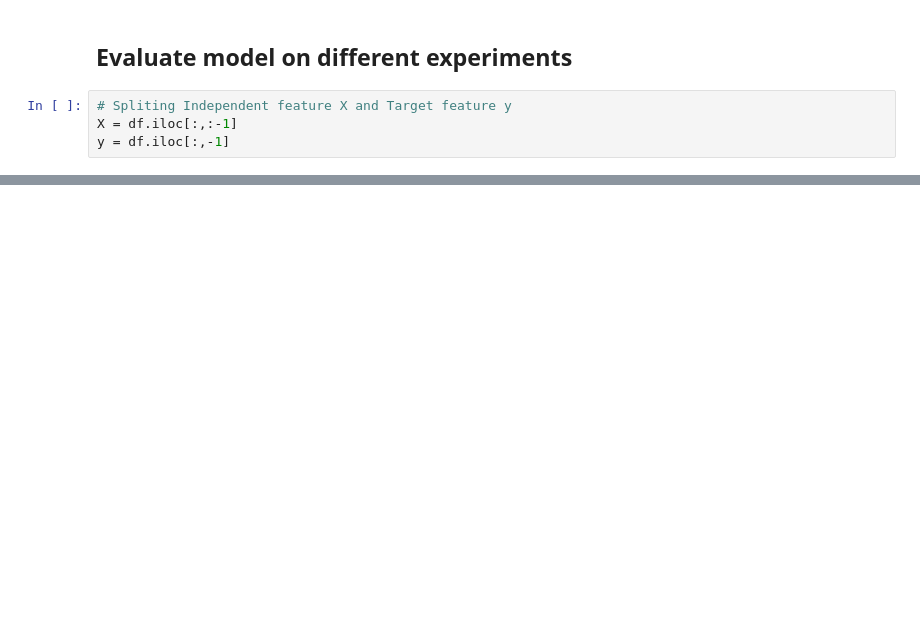
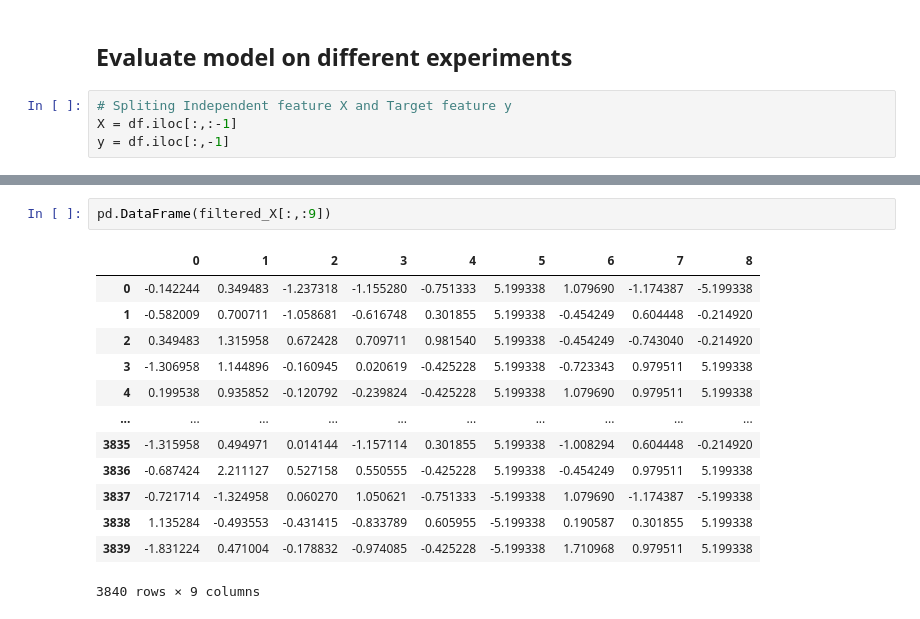
Before and after one commit to rewatevijaykumar/store-sales-prediction, a Jupyter notebook: notebooks/store-sales-prediction.ipynb, the cells around one changed output, grey strips where cells are left out. Saved outputs shown, nothing was run; the diff lists cells and outputs as text; blank space fills up the shorter version.

```diff
--- a/notebooks/store-sales-prediction.ipynb
+++ b/notebooks/store-sales-prediction.ipynb
@@ -413,0 +1128,16 @@ NameError: name 'X' is not defined
+# %%
+pd.DataFrame(filtered_X[:,:9])
+# %% [output]
+|  | 0 | 1 | 2 | 3 | 4 | 5 | 6 | 7 | 8 |
+| 0 | -0.142244 | 0.349483 | -1.237318 | -1.155280 | -0.751333 | 5.199338 | 1.079690 | -1.174387 | -5.199338 |
+| 1 | -0.582009 | 0.700711 | -1.058681 | -0.616748 | 0.301855 | 5.199338 | -0.454249 | 0.604448 | -0.214920 |
+| 2 | 0.349483 | 1.315958 | 0.672428 | 0.709711 | 0.981540 | 5.199338 | -0.454249 | -0.743040 | -0.214920 |
+| 3 | -1.306958 | 1.144896 | -0.160945 | 0.020619 | -0.425228 | 5.199338 | -0.723343 | 0.979511 | 5.199338 |
+| 4 | 0.199538 | 0.935852 | -0.120792 | -0.239824 | -0.425228 | 5.199338 | 1.079690 | 0.979511 | 5.199338 |
+| ... | ... | ... | ... | ... | ... | ... | ... | ... | ... |
+| 3835 | -1.315958 | 0.494971 | 0.014144 | -1.157114 | 0.301855 | 5.199338 | -1.008294 | 0.604448 | -0.214920 |
+| 3836 | -0.687424 | 2.211127 | 0.527158 | 0.550555 | -0.425228 | 5.199338 | -0.454249 | 0.979511 | 5.199338 |
+| 3837 | -0.721714 | -1.324958 | 0.060270 | 1.050621 | -0.751333 | -5.199338 | 1.079690 | -1.174387 | -5.199338 |
+| 3838 | 1.135284 | -0.493553 | -0.431415 | -0.833789 | 0.605955 | -5.199338 | 0.190587 | 0.301855 | 5.199338 |
+| 3839 | -1.831224 | 0.471004 | -0.178832 | -0.974085 | -0.425228 | -5.199338 | 1.710968 | 0.979511 | 5.199338 |
+3840 rows × 9 columns
```
Also changed, not shown: parts of 49 cells of this notebook, 10 other files.
